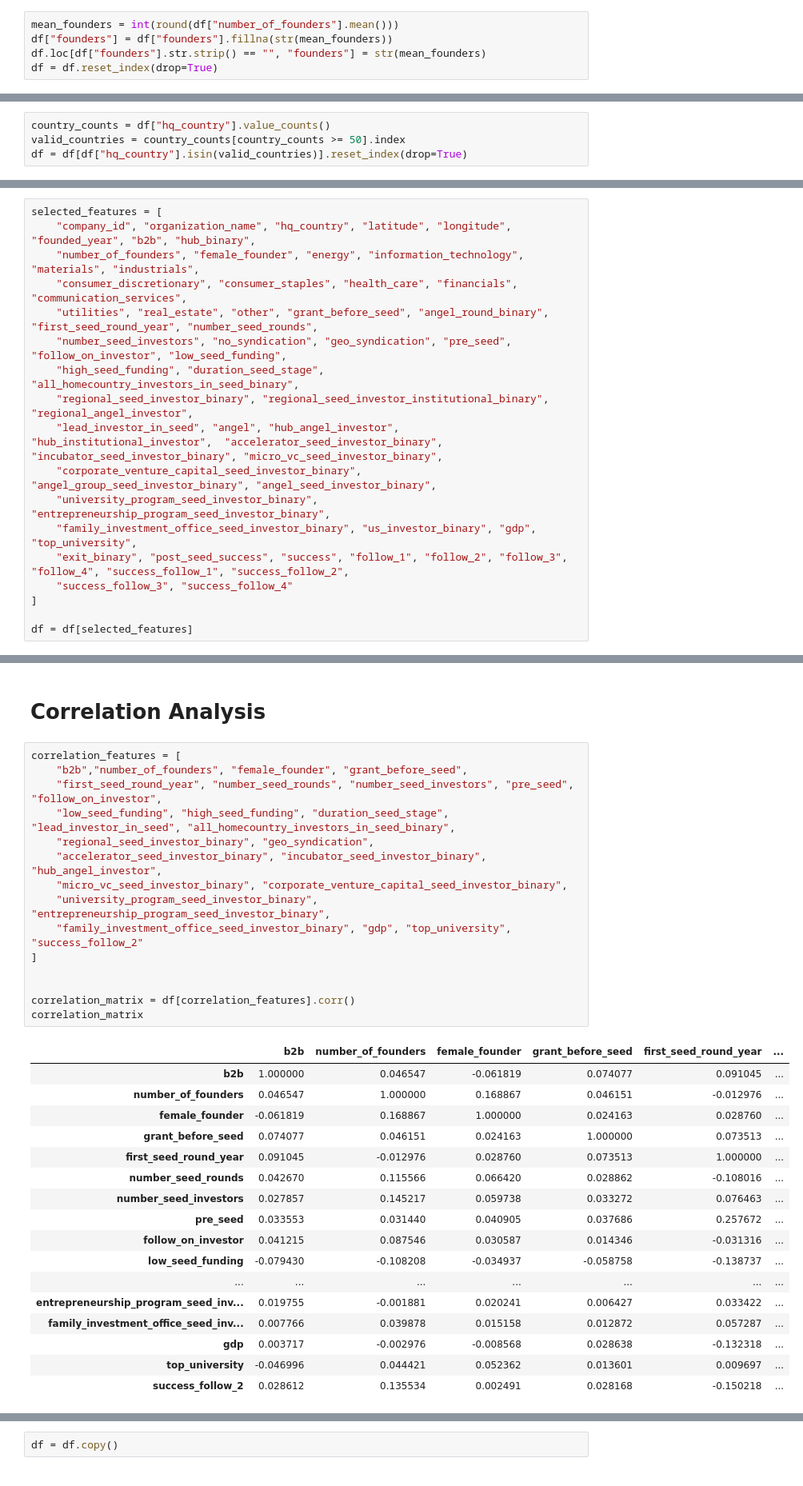
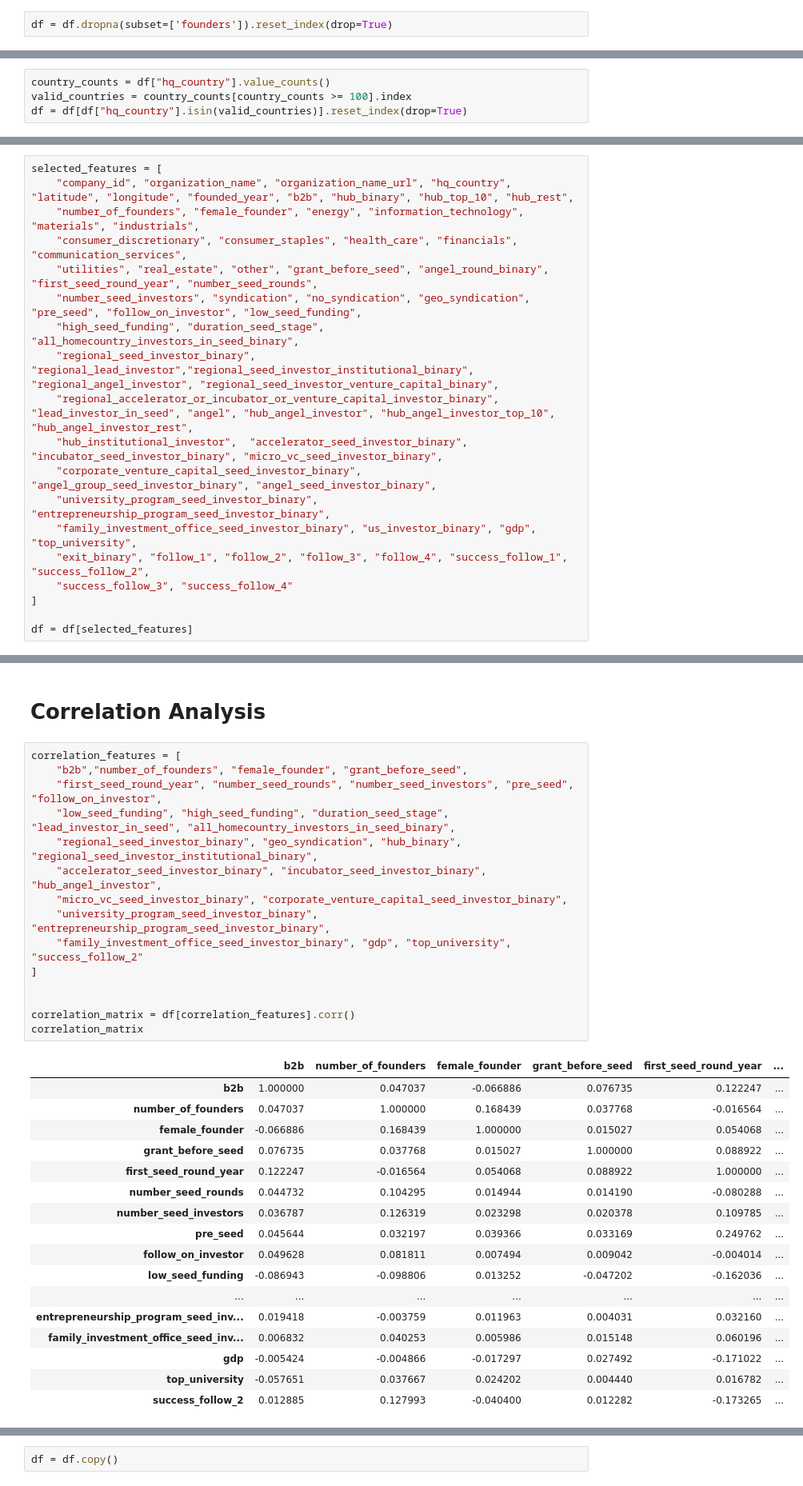
Before and after one commit to JDL05/thesis-spatial-seed-syndication, a Jupyter notebook: notebooks/data_operations.ipynb, the cells around one changed output, grey strips where cells are left out. Shown at 80% size. Cells and saved outputs as stored; diff of their text form.

```diff
--- a/notebooks/data_operations.ipynb
+++ b/notebooks/data_operations.ipynb
@@ -1434,8 +1574,5 @@ Fill founders variable with mean if NaN
-# %%
-mean_founders = int(round(df["number_of_founders"].mean()))
-df["founders"] = df["founders"].fillna(str(mean_founders))
-df.loc[df["founders"].str.strip() == "", "founders"] = str(mean_founders)
-df = df.reset_index(drop=True)
+# %%
+df = df.dropna(subset=['founders']).reset_index(drop=True)
 # %% [markdown]
 Outlier Cutting
 # %%
@@ -1447,23 +1584,24 @@ Remove countries with less than 50 entries
 # %%
 country_counts = df["hq_country"].value_counts()
-valid_countries = country_counts[country_counts >= 50].index
+valid_countries = country_counts[country_counts >= 100].index
 df = df[df["hq_country"].isin(valid_countries)].reset_index(drop=True)
 # %% [markdown]
 # Data Output
 # %%
 selected_features = [
-    "company_id", "organization_name", "hq_country", "latitude", "longitude", "founded_year", "b2b", "hub_binary",
+    "company_id", "organization_name", "organization_name_url", "hq_country", "latitude", "longitude", "founded_year", "b2b", "hub_binary", "hub_top_10", "hub_rest",
     "number_of_founders", "female_founder", "energy", "information_technology", "materials", "industrials",
     "consumer_discretionary", "consumer_staples", "health_care", "financials", "communication_services",
     "utilities", "real_estate", "other", "grant_before_seed", "angel_round_binary", "first_seed_round_year", "number_seed_rounds",
-    "number_seed_investors", "no_syndication", "geo_syndication", "pre_seed", "follow_on_investor", "low_seed_funding",
+    "number_seed_investors", "syndication", "no_syndication", "geo_syndication", "pre_seed", "follow_on_investor", "low_seed_funding",
     "high_seed_funding", "duration_seed_stage", "all_homecountry_investors_in_seed_binary",
-    "regional_seed_investor_binary", "regional_seed_investor_institutional_binary", "regional_angel_investor",
-    "lead_investor_in_seed", "angel", "hub_angel_investor", "hub_institutional_investor",  "accelerator_seed_investor_binary", "incubator_seed_investor_binary", "micro_vc_seed_investor_binary",
+    "regional_seed_investor_binary", "regional_lead_investor","regional_seed_investor_institutional_binary", "regional_angel_investor", "regional_seed_investor_venture_capital_binary",
+    "regional_accelerator_or_incubator_or_venture_capital_investor_binary", "lead_investor_in_seed", "angel", "hub_angel_investor", "hub_angel_investor_top_10", "hub_angel_investor_rest",
+    "hub_institutional_investor",  "accelerator_seed_investor_binary", "incubator_seed_investor_binary", "micro_vc_seed_investor_binary",
     "corporate_venture_capital_seed_investor_binary", "angel_group_seed_investor_binary", "angel_seed_investor_binary",
     "university_program_seed_investor_binary", "entrepreneurship_program_seed_investor_binary",
     "family_investment_office_seed_investor_binary", "us_investor_binary", "gdp", "top_university",
-    "exit_binary", "post_seed_success", "success", "follow_1", "follow_2", "follow_3", "follow_4", "success_follow_1", "success_follow_2",
+    "exit_binary", "follow_1", "follow_2", "follow_3", "follow_4", "success_follow_1", "success_follow_2",
     "success_follow_3", "success_follow_4"
 ]
 
@@ -1590,33 +3062,33 @@ country_counts.to_csv('data/visualization/country_counts.csv', index=False)
 # %%
 correlation_features = [
     "b2b","number_of_founders", "female_founder", "grant_before_seed",
     "first_seed_round_year", "number_seed_rounds", "number_seed_investors", "pre_seed", "follow_on_investor",
     "low_seed_funding", "high_seed_funding", "duration_seed_stage", "lead_investor_in_seed", "all_homecountry_investors_in_seed_binary",
-    "regional_seed_investor_binary", "geo_syndication",
+    "regional_seed_investor_binary", "geo_syndication", "hub_binary", "regional_seed_investor_institutional_binary",
     "accelerator_seed_investor_binary", "incubator_seed_investor_binary", "hub_angel_investor",
     "micro_vc_seed_investor_binary", "corporate_venture_capital_seed_investor_binary",
     "university_program_seed_investor_binary", "entrepreneurship_program_seed_investor_binary",
     "family_investment_office_seed_investor_binary", "gdp", "top_university", "success_follow_2"
 ]
 
 
 correlation_matrix = df[correlation_features].corr()
 correlation_matrix
 # %% [output]
 |  | b2b | number_of_founders | female_founder | grant_before_seed | first_seed_round_year | ... |
-| b2b | 1.000000 | 0.046547 | -0.061819 | 0.074077 | 0.091045 | ... |
-| number_of_founders | 0.046547 | 1.000000 | 0.168867 | 0.046151 | -0.012976 | ... |
-| female_founder | -0.061819 | 0.168867 | 1.000000 | 0.024163 | 0.028760 | ... |
-| grant_before_seed | 0.074077 | 0.046151 | 0.024163 | 1.000000 | 0.073513 | ... |
-| first_seed_round_year | 0.091045 | -0.012976 | 0.028760 | 0.073513 | 1.000000 | ... |
-| number_seed_rounds | 0.042670 | 0.115566 | 0.066420 | 0.028862 | -0.108016 | ... |
-| number_seed_investors | 0.027857 | 0.145217 | 0.059738 | 0.033272 | 0.076463 | ... |
-| pre_seed | 0.033553 | 0.031440 | 0.040905 | 0.037686 | 0.257672 | ... |
-| follow_on_investor | 0.041215 | 0.087546 | 0.030587 | 0.014346 | -0.031316 | ... |
-| low_seed_funding | -0.079430 | -0.108208 | -0.034937 | -0.058758 | -0.138737 | ... |
+| b2b | 1.000000 | 0.047037 | -0.066886 | 0.076735 | 0.122247 | ... |
+| number_of_founders | 0.047037 | 1.000000 | 0.168439 | 0.037768 | -0.016564 | ... |
+| female_founder | -0.066886 | 0.168439 | 1.000000 | 0.015027 | 0.054068 | ... |
+| grant_before_seed | 0.076735 | 0.037768 | 0.015027 | 1.000000 | 0.088922 | ... |
+| first_seed_round_year | 0.122247 | -0.016564 | 0.054068 | 0.088922 | 1.000000 | ... |
+| number_seed_rounds | 0.044732 | 0.104295 | 0.014944 | 0.014190 | -0.080288 | ... |
+| number_seed_investors | 0.036787 | 0.126319 | 0.023298 | 0.020378 | 0.109785 | ... |
+| pre_seed | 0.045644 | 0.032197 | 0.039366 | 0.033169 | 0.249762 | ... |
+| follow_on_investor | 0.049628 | 0.081811 | 0.007494 | 0.009042 | -0.004014 | ... |
+| low_seed_funding | -0.086943 | -0.098806 | 0.013252 | -0.047202 | -0.162036 | ... |
 | ... | ... | ... | ... | ... | ... | ... |
-| entrepreneurship_program_seed_inv... | 0.019755 | -0.001881 | 0.020241 | 0.006427 | 0.033422 | ... |
-| family_investment_office_seed_inv... | 0.007766 | 0.039878 | 0.015158 | 0.012872 | 0.057287 | ... |
-| gdp | 0.003717 | -0.002976 | -0.008568 | 0.028638 | -0.132318 | ... |
-| top_university | -0.046996 | 0.044421 | 0.052362 | 0.013601 | 0.009697 | ... |
-| success_follow_2 | 0.028612 | 0.135534 | 0.002491 | 0.028168 | -0.150218 | ... |
+| entrepreneurship_program_seed_inv... | 0.019418 | -0.003759 | 0.011963 | 0.004031 | 0.032160 | ... |
+| family_investment_office_seed_inv... | 0.006832 | 0.040253 | 0.005986 | 0.015148 | 0.060196 | ... |
+| gdp | -0.005424 | -0.004866 | -0.017297 | 0.027492 | -0.171022 | ... |
+| top_university | -0.057651 | 0.037667 | 0.024202 | 0.004440 | 0.016782 | ... |
+| success_follow_2 | 0.012885 | 0.127993 | -0.040400 | 0.012282 | -0.173265 | ... |
```
Also changed, not shown: parts of 117 cells of this notebook, 34 other files.
